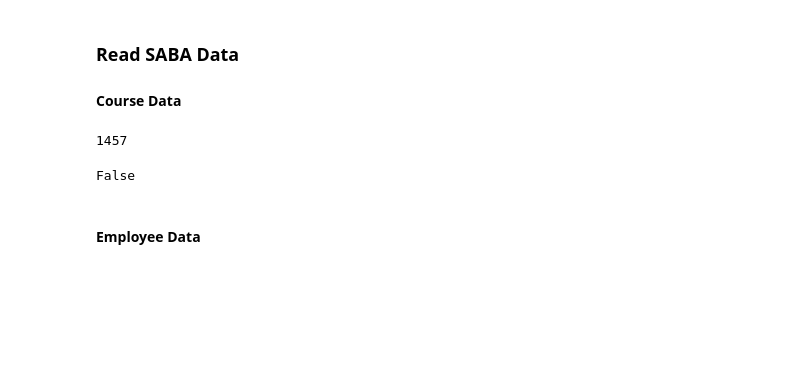
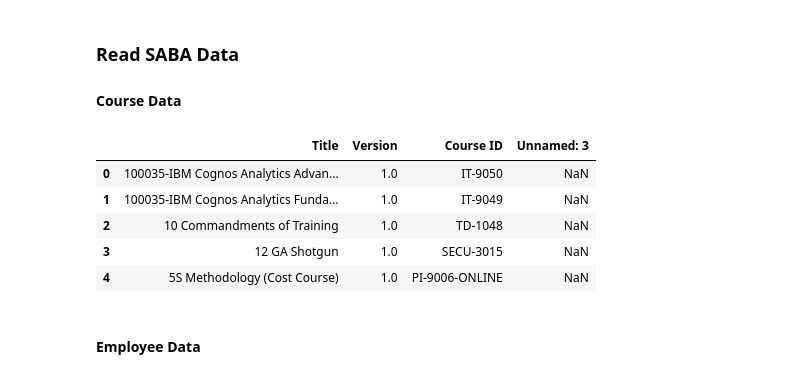
Before and after one commit to AkeemSemper/Cert_Import_Translation, a Jupyter notebook: transcript.ipynb, the cells around one changed output. Cells and saved outputs as stored; diff of their text form; code cells hidden in the pictures; blank space fills up the shorter version.

```diff
--- a/transcript.ipynb
+++ b/transcript.ipynb
@@ -78,22 +103,17 @@ source[["Completion Status", "Attendance Status", "Pass/Fail"]].groupby(["Pass/F
 # %%
 courses = pd.read_csv("saba_courses.csv")
 
-#subset = courses[["Course ID", "Version"]]
-#tuples = [tuple(x) for x in subset.to_numpy()]
-
-#course_id = set(tuples)
 course_id = courses[["Course ID", "Version"]]
 ids_only = pd.Series(courses["Course ID"].unique())
-#course_id = set((courses["Course ID"], courses["Version"]))
-#courses.head()
-len(course_id)
-#course_id
+
+courses.head()
 # %% [output]
-1457
+|  | Title | Version | Course ID | Unnamed: 3 |
+| 0 | 100035-IBM Cognos Analytics Advan... | 1.0 | IT-9050 | NaN |
+| 1 | 100035-IBM Cognos Analytics Funda... | 1.0 | IT-9049 | NaN |
+| 2 | 10 Commandments of Training | 1.0 | TD-1048 | NaN |
+| 3 | 12 GA Shotgun | 1.0 | SECU-3015 | NaN |
+| 4 | 5S Methodology (Cost Course) | 1.0 | PI-9006-ONLINE | NaN |
-# %%
-("IT-9050", 1.0) in course_id
-# %% [output]
-False
 # %% [markdown]
 #### Employee Data
 # %%
```
Also changed, not shown: parts of 19 cells of this notebook, 6 other files.
